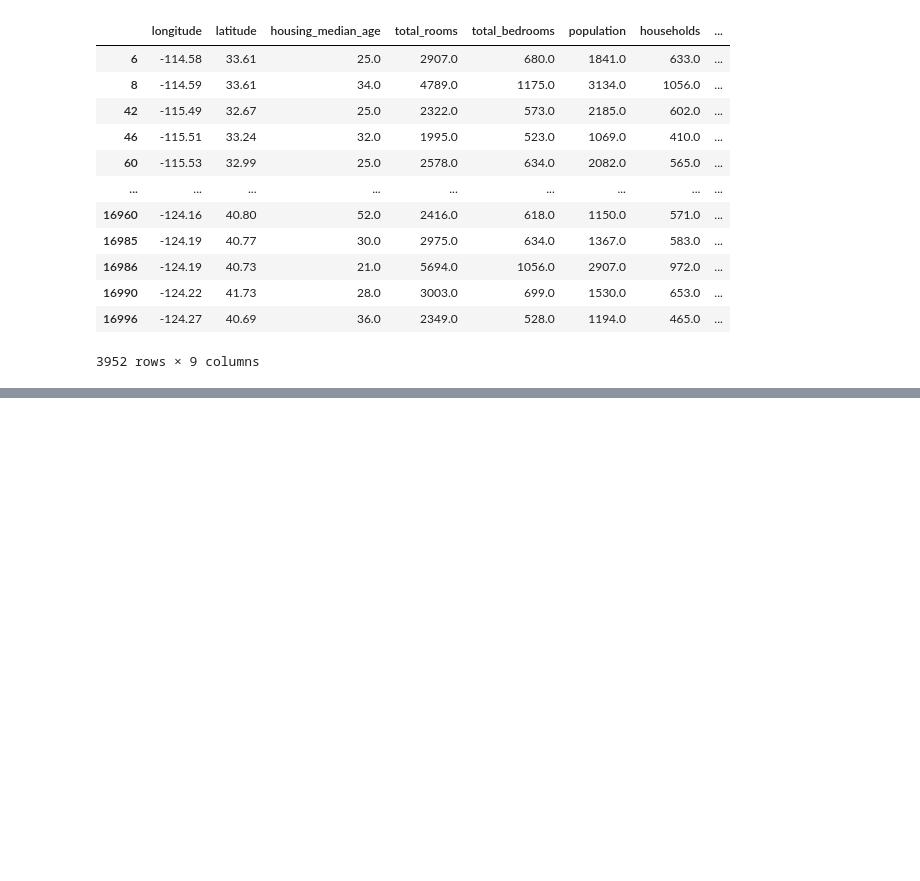
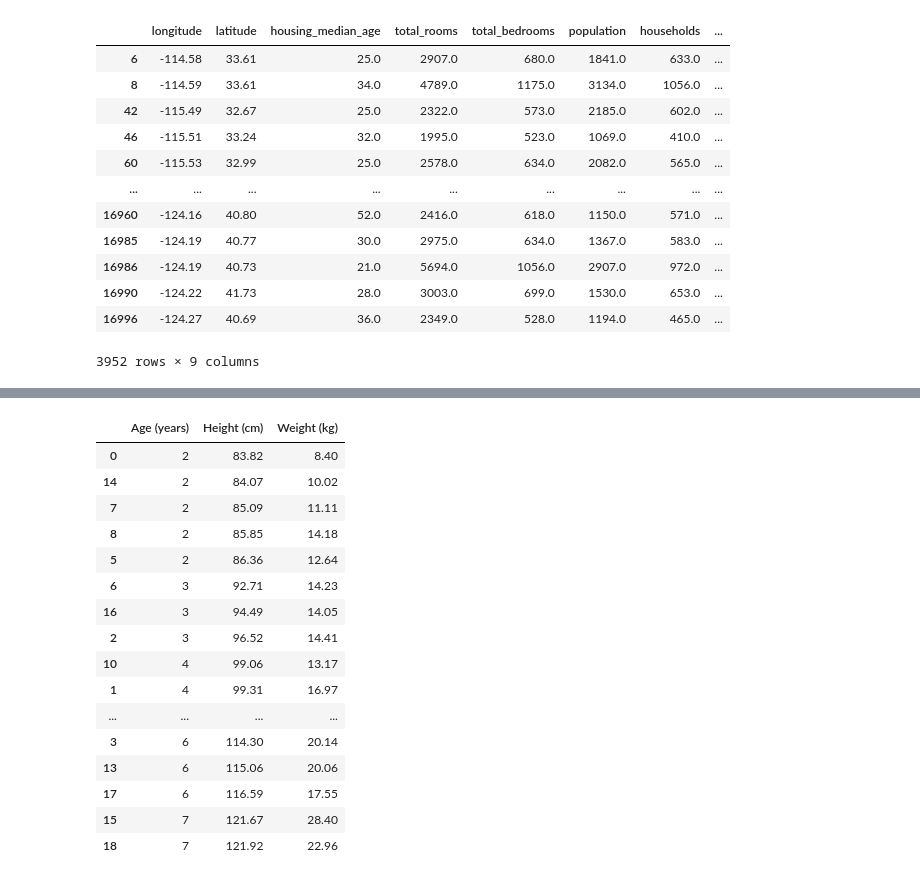
Before and after one commit to Aliyamkamila/Fundamental-Data-Science, a Jupyter notebook: Pandas.ipynb, the cells around one changed output, grey strips where cells are left out. Drawn from its saved outputs; the diff is of its cells as text; code cells hidden in the pictures; blank space fills up the shorter version.

```diff
--- a/Pandas.ipynb
+++ b/Pandas.ipynb
@@ -449,0 +566,22 @@ housing[(housing['housing_median_age'] > 20.0) & (housing['total_bedrooms'] > 50
+# %%
+body_measurement_df.sort_values(['Height (cm)', 'Weight (kg)'], inplace=True)
+# %%
+body_measurement_df
+# %% [output]
+|  | Age (years) | Height (cm) | Weight (kg) |
+| 0 | 2 | 83.82 | 8.40 |
+| 14 | 2 | 84.07 | 10.02 |
+| 7 | 2 | 85.09 | 11.11 |
+| 8 | 2 | 85.85 | 14.18 |
+| 5 | 2 | 86.36 | 12.64 |
+| 6 | 3 | 92.71 | 14.23 |
+| 16 | 3 | 94.49 | 14.05 |
+| 2 | 3 | 96.52 | 14.41 |
+| 10 | 4 | 99.06 | 13.17 |
+| 1 | 4 | 99.31 | 16.97 |
+| ... | ... | ... | ... |
+| 3 | 6 | 114.30 | 20.14 |
+| 13 | 6 | 115.06 | 20.06 |
+| 17 | 6 | 116.59 | 17.55 |
+| 15 | 7 | 121.67 | 28.40 |
+| 18 | 7 | 121.92 | 22.96 |
```
Also changed, not shown: parts of 11 cells of this notebook.
